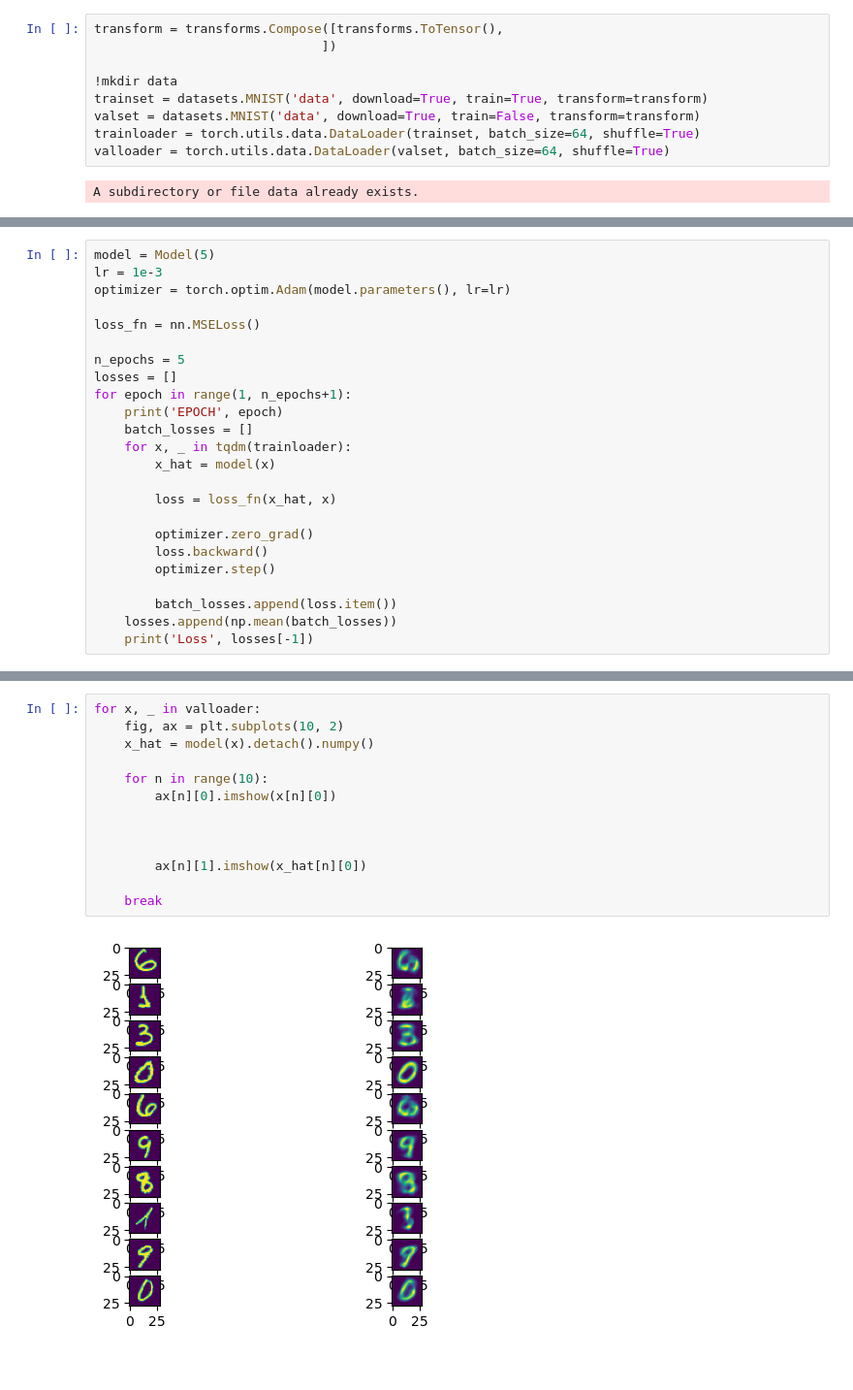
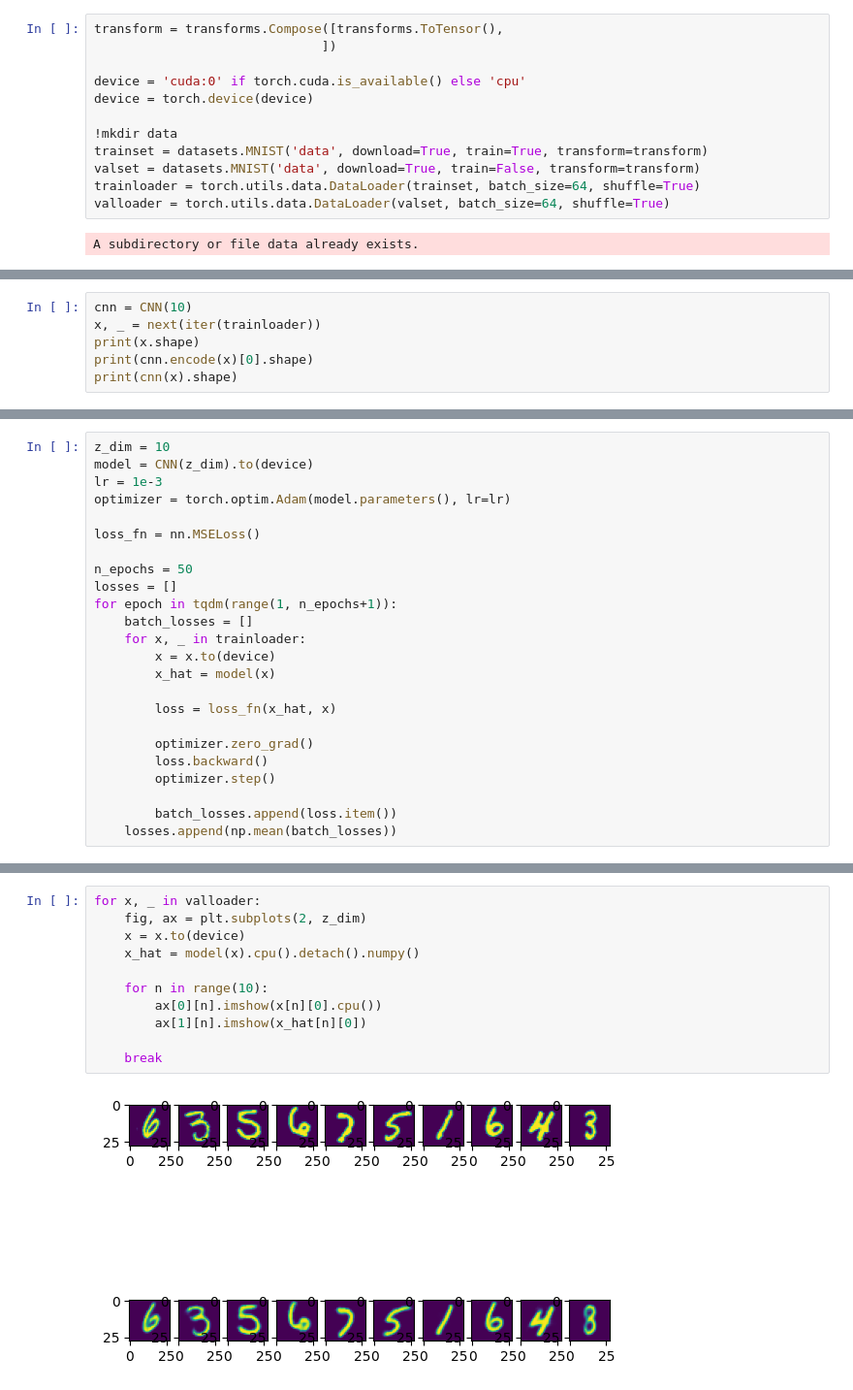
Before and after one commit to Marcus-Friis/aml-mini-project, a Jupyter notebook: autoencoder_mnist.ipynb, the cells around one changed output, grey strips where cells are left out. Shown: that part at 97% size. Saved outputs shown, nothing was run; the diff lists cells and outputs as text.

```diff
--- a/autoencoder_mnist.ipynb
+++ b/autoencoder_mnist.ipynb
@@ -9,6 +9,9 @@ from tqdm import tqdm
 # %%
 transform = transforms.Compose([transforms.ToTensor(),
                               ])
+
+device = 'cuda:0' if torch.cuda.is_available() else 'cpu'
+device = torch.device(device)
 
 !mkdir data
 trainset = datasets.MNIST('data', download=True, train=True, transform=transform)
@@ -43,0 +91,6 @@ class Model(nn.Module):
+# %%
+cnn = CNN(10)
+x, _ = next(iter(trainloader))
+print(x.shape)
+print(cnn.encode(x)[0].shape)
+print(cnn(x).shape)
@@ -44,16 +101,17 @@ class Model(nn.Module):
 # %%
-model = Model(5)
+z_dim = 10
+model = CNN(z_dim).to(device)
 lr = 1e-3
 optimizer = torch.optim.Adam(model.parameters(), lr=lr)
 
 loss_fn = nn.MSELoss()
 
-n_epochs = 5
+n_epochs = 50
 losses = []
-for epoch in range(1, n_epochs+1):
-    print('EPOCH', epoch)
+for epoch in tqdm(range(1, n_epochs+1)):
     batch_losses = []
-    for x, _ in tqdm(trainloader):
+    for x, _ in trainloader:
+        x = x.to(device)
         x_hat = model(x)
 
         loss = loss_fn(x_hat, x)
@@ -64,4 +122,3 @@ for epoch in range(1, n_epochs+1):
 
         batch_losses.append(loss.item())
     losses.append(np.mean(batch_losses))
-    print('Loss', losses[-1])
@@ -79,16 +125,14 @@ Loss 0.039619813150942707
 # %%
 for x, _ in valloader:
-    fig, ax = plt.subplots(10, 2)
-    x_hat = model(x).detach().numpy()
+    fig, ax = plt.subplots(2, z_dim)
+    x = x.to(device)
+    x_hat = model(x).cpu().detach().numpy()
 
     for n in range(10):
-        ax[n][0].imshow(x[n][0])
-
-
-
-        ax[n][1].imshow(x_hat[n][0])
+        ax[0][n].imshow(x[n][0].cpu())
+        ax[1][n].imshow(x_hat[n][0])
 
     break
 # %% [output]
-[figure, old version]
+[figure, new version]
 # %%
```
Also changed, not shown: parts of 6 cells of this notebook.
